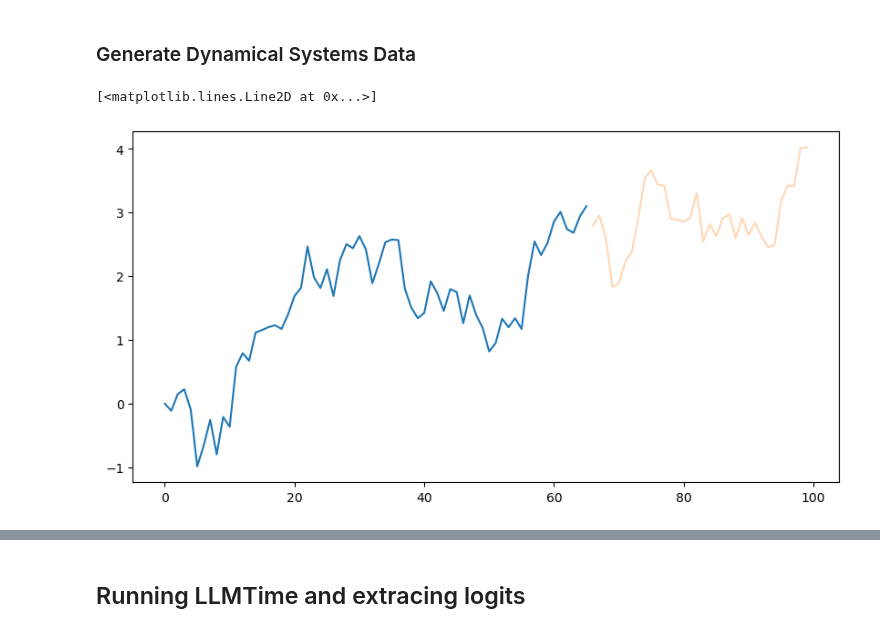
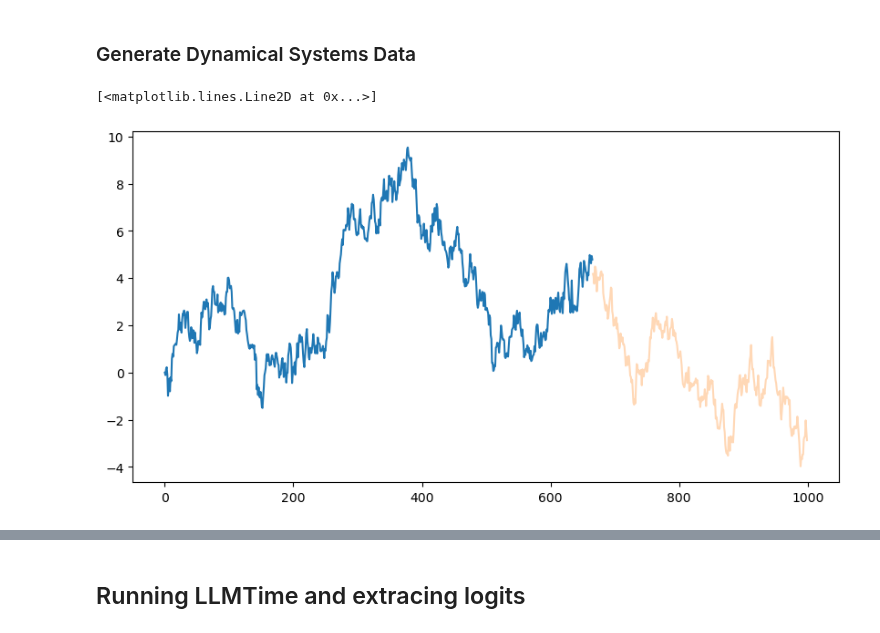
Before and after one commit to AntonioLiu97/llmICL, a Jupyter notebook: multi_digit_distribution_high_res_cache.ipynb, the cells around one changed output, grey strips where cells are left out. Cells and saved outputs as stored; diff of their text form; code cells hidden in the pictures.

```diff
--- a/multi_digit_distribution_high_res_cache.ipynb
+++ b/multi_digit_distribution_high_res_cache.ipynb
@@ -35,10 +39,13 @@ if not os.path.exists('gif_plots'):
 ### Generate Dynamical Systems Data
 # %%
 ### Drift-Diffusion SDE
+prec = 3
 
 # Time discretization
-# Nt = 1000 # number of steps
-Nt = 100 # number of steps
+Nt = 1000 # number of steps
+# Nt = 500 # number of steps
+# Nt = 300 # number of steps
+# Nt = 10 # number of steps
 dt =  0.2 # time step
 tspan = np.linspace(0, Nt*dt, Nt)
 
@@ -52,31 +59,31 @@ sigma = 0.8
 
 # Initialize the time series
 x = 0  # Starting point
 time_series = [x]
 mean_series = [x]
 sigma_series = [0]
 
 # Generate the drift-diffusion time series
 for t in range(1, Nt):
     x_mean = x + a*dt
     x_sigma = sigma * np.sqrt(dt)
     dW =  np.random.normal()  # Wiener process (Brownian motion)
     x = x_mean + x_sigma * dW
 
     time_series.append(x)
     mean_series.append(x_mean)
     sigma_series.append(x_sigma)
 
 # Store the generated time-series in a pandas DataFrame
 df = pd.DataFrame({'X': time_series})
 
 # Split the data into training and testing sets
 train = df['X'][0:int(Nt/3*2)]
 test = df['X'][int(Nt/3*2):]
 
 plt.figure(figsize=(10, 5))
 plt.plot(train, alpha = 1)
 plt.plot([np.nan]*len(train)+list(test), alpha = 0.3)
 # %% [output]
 [<matplotlib.lines.Line2D at 0x...>]
-[figure, old version]
+[figure, new version]
```
Also changed, not shown: parts of 32 cells of this notebook, 1 other file.
